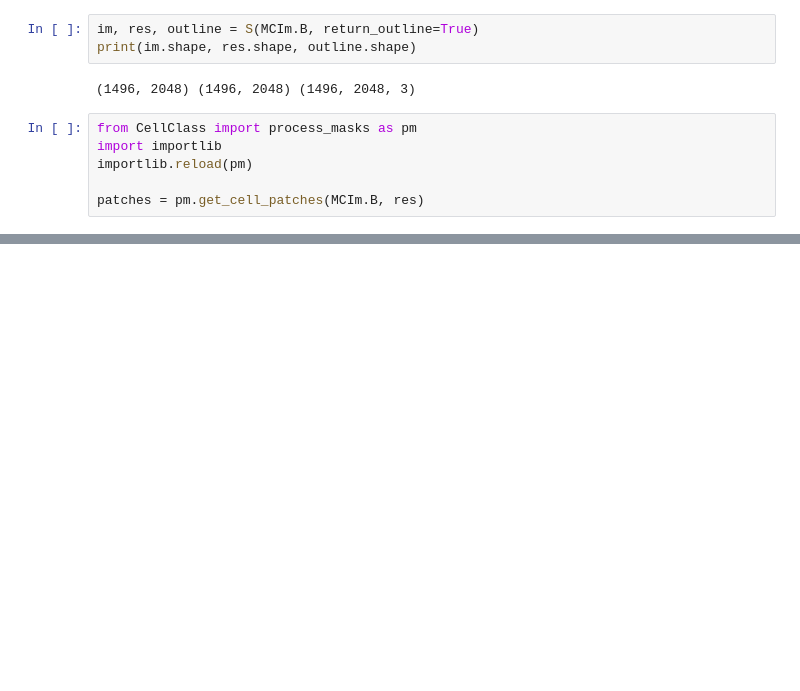
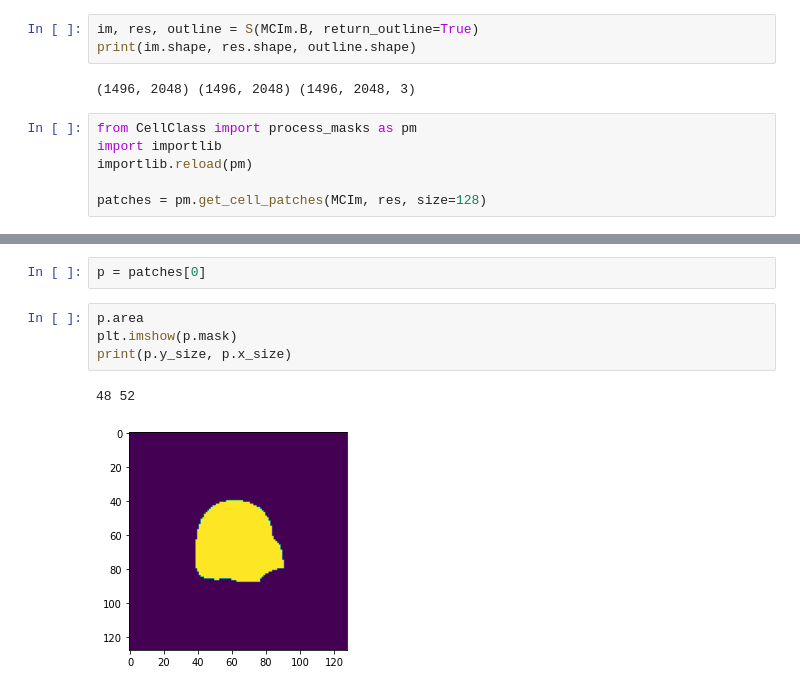
Before and after one commit to SimonBon/CellClass, a Jupyter notebook: test.ipynb, the cells around one changed output, grey strips where cells are left out. Saved outputs shown, nothing was run; the diff lists cells and outputs as text; blank space fills up the shorter version.

Commit message:
patch implementation

```diff
--- a/test.ipynb
+++ b/test.ipynb
@@ -39,4 +39,4 @@ from CellClass import process_masks as pm
 import importlib
 importlib.reload(pm)
 
-patches = pm.get_cell_patches(MCIm.B, res)
+patches = pm.get_cell_patches(MCIm, res, size=128)
@@ -60,0 +43,9 @@ for p in patches:
+# %%
+p = patches[0]
+# %%
+p.area
+plt.imshow(p.mask)
+print(p.y_size, p.x_size)
+# %% [output]
+48 52
+[figure, added]
```
Also changed, not shown: parts of 5 cells of this notebook, 4 other files.
